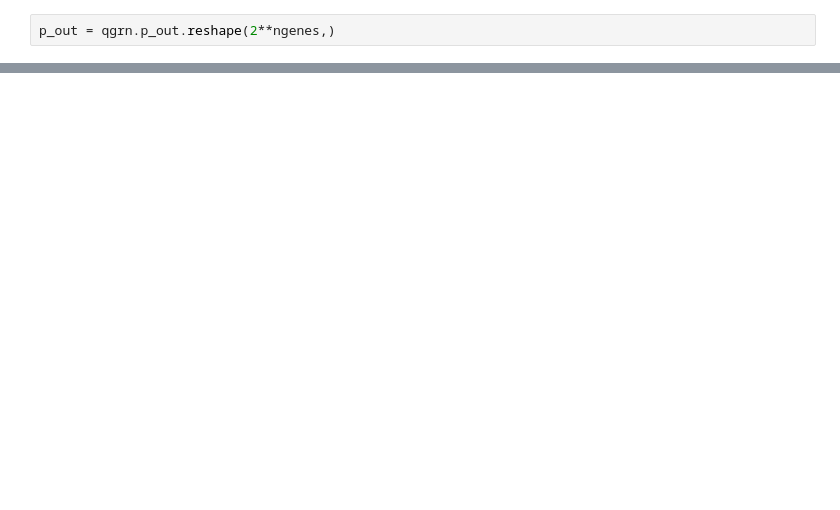
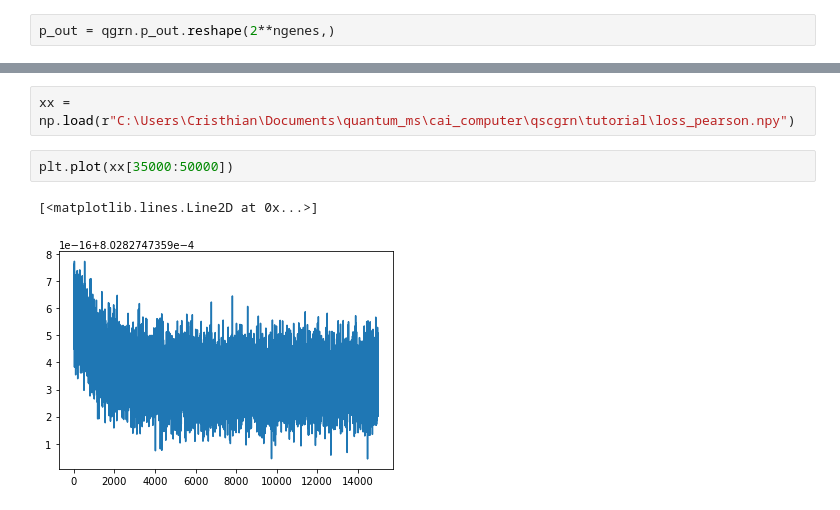
Before and after one commit to cailab-tamu/QuantumGRN, a Jupyter notebook: tutorial/01_qsc_grn_pearson.ipynb, the cells around one changed output, grey strips where cells are left out. Saved outputs shown, nothing was run; the diff lists cells and outputs as text; blank space fills up the shorter version.

```diff
--- a/tutorial/01_qsc_grn_pearson.ipynb
+++ b/tutorial/01_qsc_grn_pearson.ipynb
@@ -66,0 +112,7 @@ qgrn.export_training_theta("01_evo_theta.csv")
+# %%
+xx = np.load(r"C:\Users\Cristhian\Documents\quantum_ms\cai_computer\qscgrn\tutorial\loss_pearson.npy")
+# %%
+plt.plot(xx[35000:50000])
+# %% [output]
+[<matplotlib.lines.Line2D at 0x...>]
+[figure, added]
```
Also changed, not shown: parts of 14 cells of this notebook, 14 other files.
